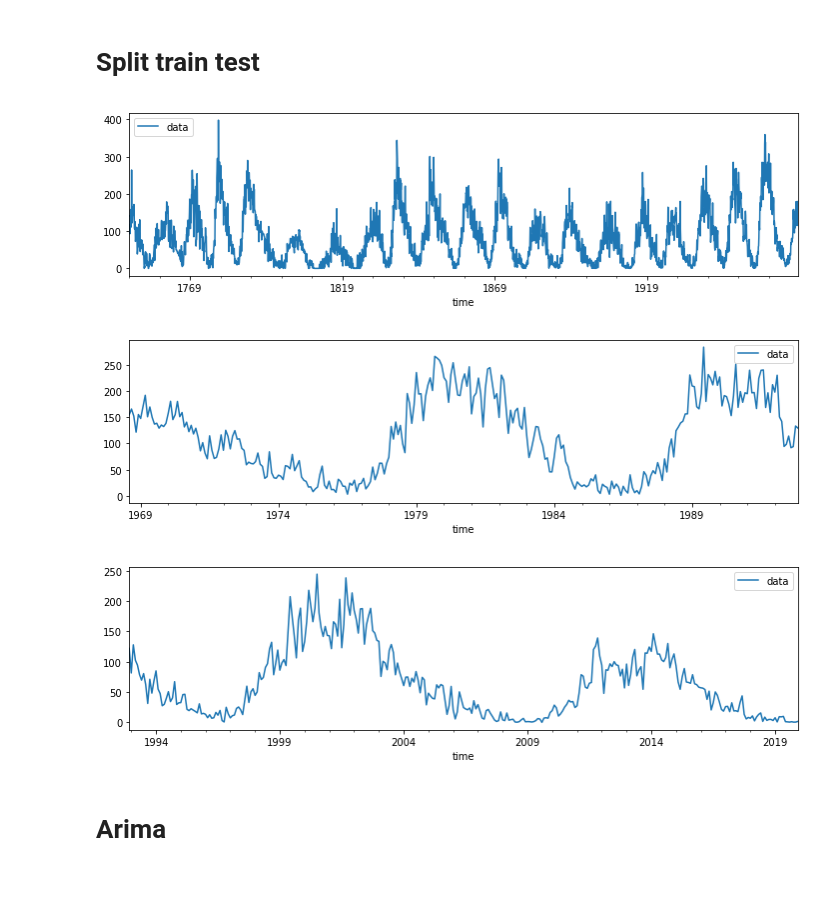
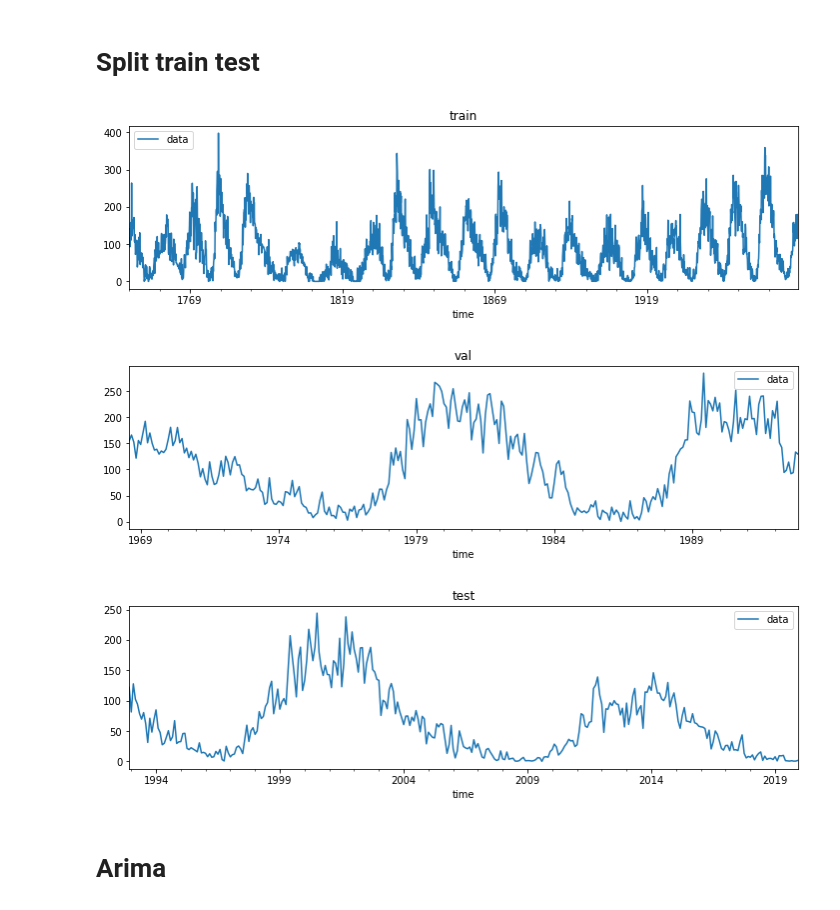
Before and after one commit to creeston/ML_2, a Jupyter notebook: Lab 8.ipynb, the cells around one changed output. Drawn from its saved outputs; the diff is of its cells as text; code cells hidden in the pictures; blank space fills up the shorter version.

```diff
--- a/Lab 8.ipynb
+++ b/Lab 8.ipynb
@@ -63,14 +67,14 @@ train = train.iloc[:-val_len, :]
 
 train.index = pd.to_datetime(train.index)
 test.index = pd.to_datetime(test.index)
-pred = test.copy()
-train.plot(figsize=(12,3))
-val.plot(figsize=(12,3))
-test.plot(figsize=(12,3))
-plt.show()
-# %% [output]
-[figure, removed]
-[figure, removed]
-[figure, removed]
+# %%
+train.plot(figsize=(12,3), title='train')
+val.plot(figsize=(12,3), title='val')
+test.plot(figsize=(12,3), title='test')
+plt.show()
+# %% [output]
+[figure, added]
+[figure, added]
+[figure, added]
 # %% [markdown]
 # Arima
```
Also changed, not shown: parts of 10 cells of this notebook.
